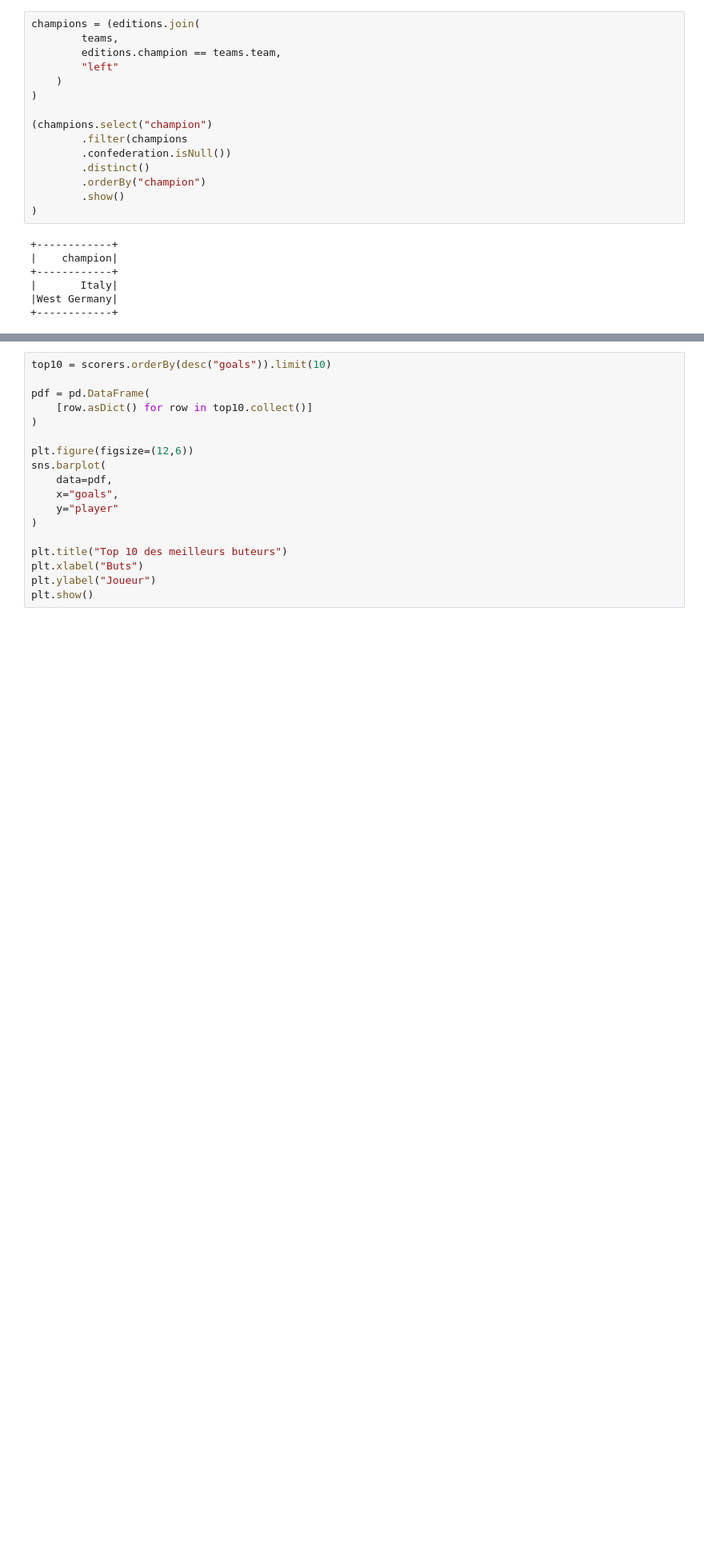
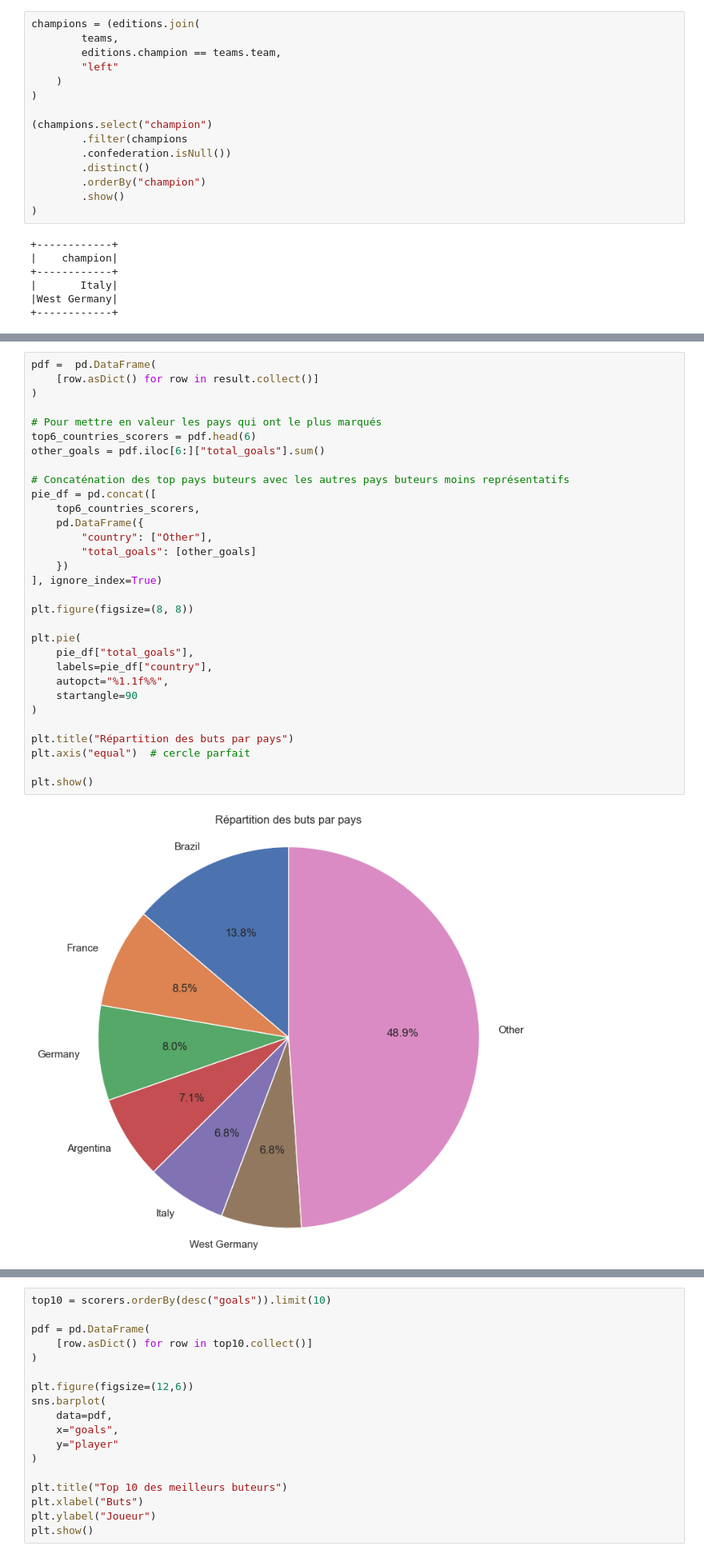
Before and after one commit to ChristopheLE2/FIFA_WorldCup, a Jupyter notebook: FIFA_analyses.ipynb, the cells around one changed output, grey strips where cells are left out. Shown at 80% size. Drawn from its saved outputs; the diff is of its cells as text; blank space fills up the shorter version.

```diff
--- a/FIFA_analyses.ipynb
+++ b/FIFA_analyses.ipynb
@@ -233,0 +316,33 @@ champions = (editions.join(
+# %%
+pdf =  pd.DataFrame(
+    [row.asDict() for row in result.collect()]
+)
+
+# Pour mettre en valeur les pays qui ont le plus marqués
+top6_countries_scorers = pdf.head(6)
+other_goals = pdf.iloc[6:]["total_goals"].sum()
+
+# Concaténation des top pays buteurs avec les autres pays buteurs moins représentatifs
+pie_df = pd.concat([
+    top6_countries_scorers,
+    pd.DataFrame({
+        "country": ["Other"],
+        "total_goals": [other_goals]
+    })
+], ignore_index=True)
+
+plt.figure(figsize=(8, 8))
+
+plt.pie(
+    pie_df["total_goals"],
+    labels=pie_df["country"],
+    autopct="%1.1f%%",
+    startangle=90
+)
+
+plt.title("Répartition des buts par pays")
+plt.axis("equal")  # cercle parfait
+
+plt.show()
+# %% [output]
+[figure, added]
```
Also changed, not shown: parts of 6 cells of this notebook.
